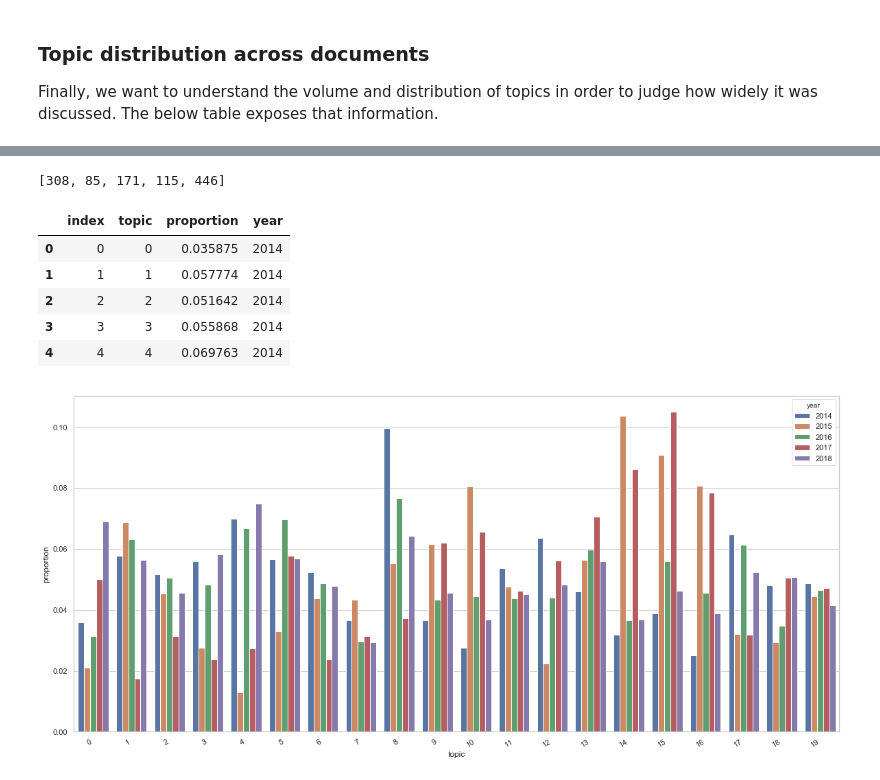
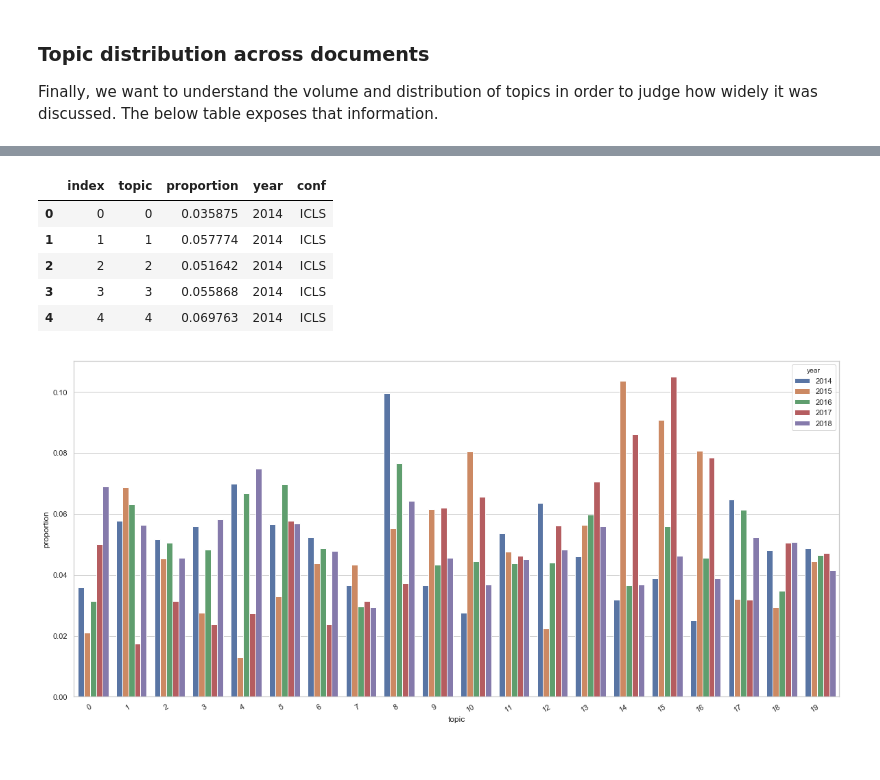
Before and after one commit to sting1000/semester-project, a Jupyter notebook: Topic Modeling.ipynb, the cells around one changed output, grey strips where cells are left out. Cells and saved outputs as stored; diff of their text form; code cells hidden in the pictures.

Commit message:
compare two conf  and add graph

```diff
--- a/Topic Modeling.ipynb
+++ b/Topic Modeling.ipynb
@@ -642,7 +623,3 @@ df_dominant_topics
-# %%
-time_slice
-# %% [output]
-[308, 85, 171, 115, 446]
 # %%
 topic_prop = []
 ind = 0
@@ -652,19 +629,23 @@ for n in time_slice:
 # %%
 count_df = pd.DataFrame()
 year = 2014
 for t in topic_prop:
     df = pd.DataFrame(t)
     df['year'] = year
+    if (year%2):
+        df['conf'] = 'CSCL'
+    else:
+        df['conf'] = 'ICLS'
     count_df = pd.concat((count_df, df), axis=0)
     year = year + 1
-count_df.columns = ['topic', 'proportion','year']
+count_df.columns = ['topic', 'proportion','year','conf']
 count_df =count_df.reset_index()
 count_df.head()
 # %% [output]
-|  | index | topic | proportion | year |
-| 0 | 0 | 0 | 0.035875 | 2014 |
-| 1 | 1 | 1 | 0.057774 | 2014 |
-| 2 | 2 | 2 | 0.051642 | 2014 |
-| 3 | 3 | 3 | 0.055868 | 2014 |
-| 4 | 4 | 4 | 0.069763 | 2014 |
+|  | index | topic | proportion | year | conf |
+| 0 | 0 | 0 | 0.035875 | 2014 | ICLS |
+| 1 | 1 | 1 | 0.057774 | 2014 | ICLS |
+| 2 | 2 | 2 | 0.051642 | 2014 | ICLS |
+| 3 | 3 | 3 | 0.055868 | 2014 | ICLS |
+| 4 | 4 | 4 | 0.069763 | 2014 | ICLS |
 # %%
```
Also changed, not shown: parts of 3 cells of this notebook.
